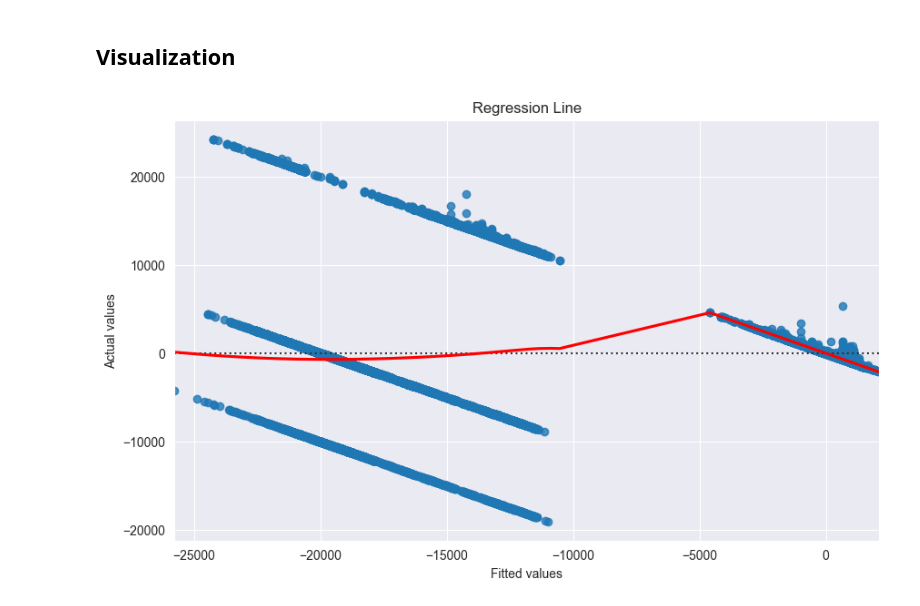
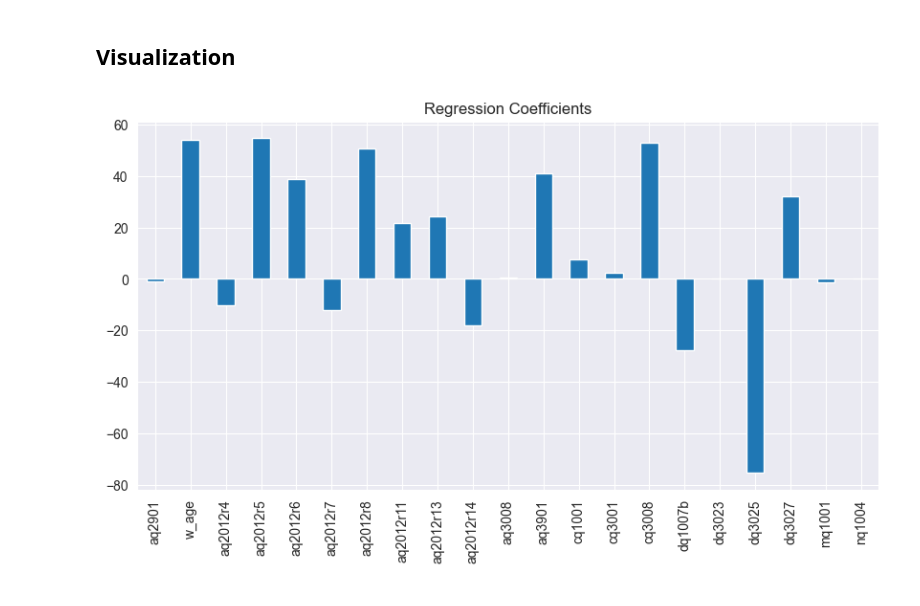
Before and after one commit to dev-zinc/52hours_per_week, a Jupyter notebook: 52hours_per_week.ipynb, the cells around one changed output. Cells and saved outputs as stored; diff of their text form; code cells hidden in the pictures.

Commit message:
Simple Regressions

```diff
--- a/52hours_per_week.ipynb
+++ b/52hours_per_week.ipynb
@@ -118,13 +161,20 @@ Name: count, dtype: int64
 # %% [markdown]
 ## Regression
 # %%
-# Compute pairwise correlation of columns
-correlation_matrix = X.corr()
-# Display the correlation matrix
-print(correlation_matrix)
 
-formula = 'y ~ X'
+# data['Treat'] =
+# data['Post'] =
+# data['Treat x Post'] = data['Treat'] * data['Post']
+panel = PanelData(data)
+# data = data.set_index(['id', 'year'])
 
-model = smf.ols(formula=formula, data=data).fit().get_robustcov_results()
+y = panel.dataframe[개인당_노동생산성_변화량]
+X = panel.dataframe[[*Independent_var_keys]]
 
-print(model.summary())
+X = sm.add_constant(X)
+
+model = PanelOLS(y, X, entity_effects=True, time_effects=True)
+
+result = model.fit(cov_type='clustered', cluster_entity=True, cluster_time=True)
+
+result
@@ -131,11 +222,12 @@ print(model.summary())
 # %% [markdown]
 ## Visualization
 # %%
-plt.figure(figsize=(10, 6))
-sns.residplot(x=model.fittedvalues, y=y, lowess=True, line_kws={"color": "red"})
-plt.xlabel('Fitted values')
-plt.ylabel('Actual values')
-plt.title('Regression Line')
+coefficients = result.params.drop('const') * 100
+
+plt.figure(figsize=(10, 5))
+coefficients.plot(kind='bar')
+plt.title('Regression Coefficients')
+plt.grid(True)
 plt.show()
 # %% [output]
-[figure, old version]
+[figure, new version]
```
Also changed, not shown: parts of 6 cells of this notebook.
